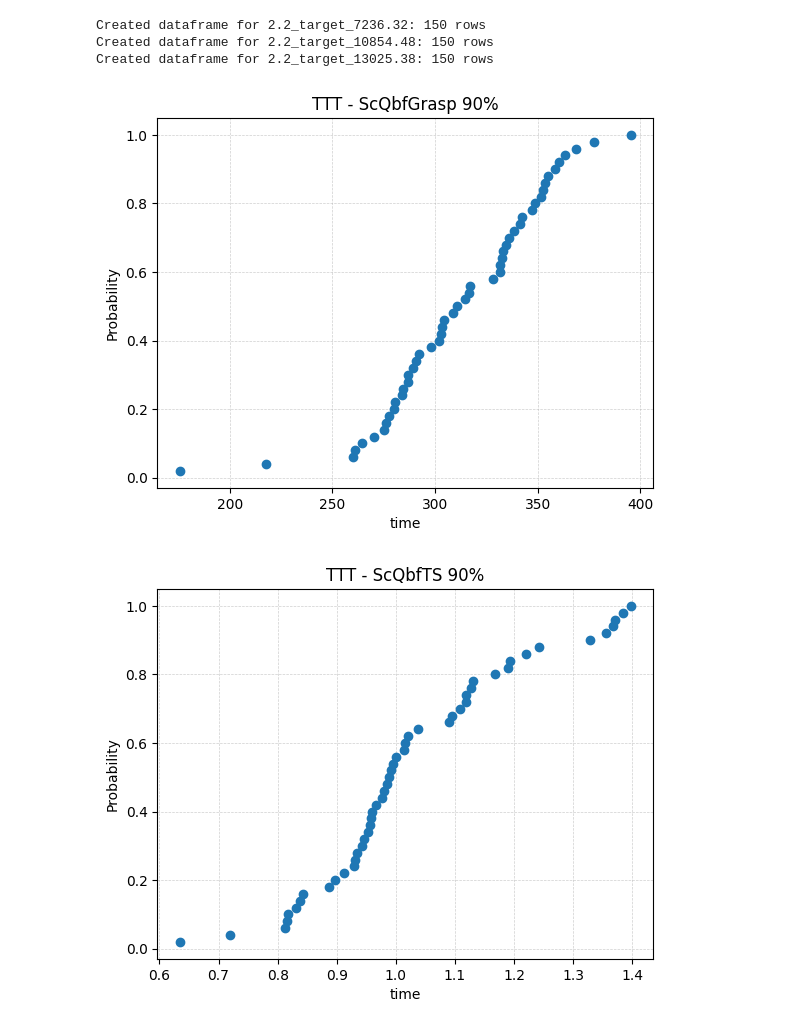
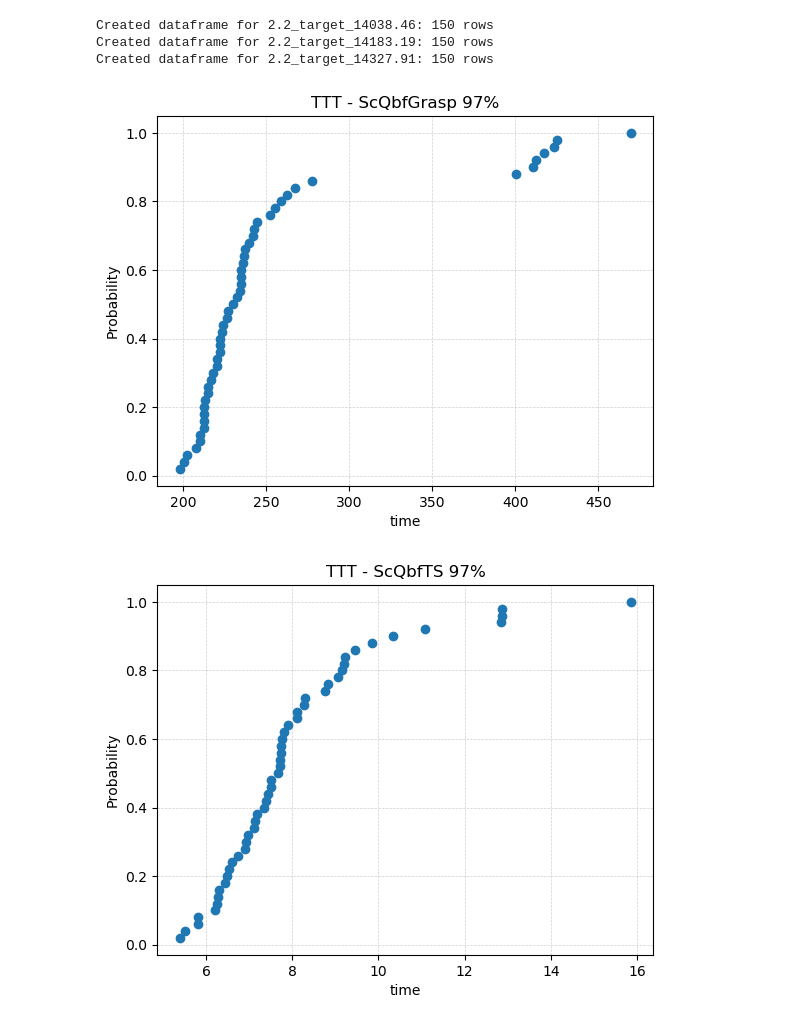
Before and after one commit to Everton-Colombo/MO824-A5, a Jupyter notebook: ttt_plots.ipynb, the cells around one changed output. Saved outputs shown, nothing was run; the diff lists cells and outputs as text; code cells hidden in the pictures.

```diff
--- a/ttt_plots.ipynb
+++ b/ttt_plots.ipynb
@@ -13,9 +13,9 @@ from concurrent.futures import ProcessPoolExecutor, as_completed
 max_value: float = 14472.64 # Valor max encontrado para a instancia 1.2
 instance = ScQbfInstance.from_file("instances/gen2/instance2.txt")
 instance_target_pairs = [
-    (instance, 0.5*max_value),
-    (instance, 0.75*max_value),
-    (instance, 0.9*max_value),
+    (instance, 0.97*max_value),
+    (instance, 0.98*max_value),
+    (instance, 0.99*max_value),
 ]
 # %%
 # Base serial version (unused)
@@ -83,7 +83,7 @@ def process_pair(instance_target_pair: list[ScQbfInstance, float]):
         # parallelism
         print(f"Processing {heuristic_name} on {pair_id} (50 runs in parallel)")
         run_args = [(heuristic_class, instance, tc, i) for i in range(50)]
-        with ProcessPoolExecutor(max_workers=6) as executor:
+        with ProcessPoolExecutor(max_workers=4) as executor:
             heuristic_results = list(executor.map(process_single_run, run_args))
 
         # pickle
@@ -157,35 +157,35 @@ for pair_id, pair_results in all_results.items():
     dataframes[pair_id] = df
     print(f"Created dataframe for {pair_id}: {len(df)} rows")
 # %% [output]
-Created dataframe for 2.2_target_7236.32: 150 rows
-Created dataframe for 2.2_target_10854.48: 150 rows
-Created dataframe for 2.2_target_13025.38: 150 rows
+Created dataframe for 2.2_target_14038.46: 150 rows
+Created dataframe for 2.2_target_14183.19: 150 rows
+Created dataframe for 2.2_target_14327.91: 150 rows
 # %%
 import pandas as pd, numpy as np, matplotlib.pyplot as plt
 
 heuristics = ["ScQbfGrasp", "ScQbfTS", "ScQbfGA"]
 
 def split_by_heuristic(df, heur_col="heuristic", time_col="time (s)"):
     return {h: df[df[heur_col] == h].dropna(subset=[time_col]) for h in heuristics}
 
 def ttt_plot(df, time_col="time", title=None):
     x = np.sort(df[time_col])
     y = np.arange(1, len(x)+1) / len(x)
     plt.plot(x, y, "o")
     plt.xlabel(time_col); plt.ylabel("Probability")
     if title: plt.title(title)
     plt.grid(True, ls="--", lw=0.5, alpha=0.6)
     plt.show()
     return x, y
 
 def plot_all(df, percentile, heur_col="heuristic", time_col="time"):
     parts = split_by_heuristic(df, heur_col, time_col)
     return {h: ttt_plot(parts[h], time_col, f"TTT - {h} {percentile}%") for h in heuristics}
 
-results = plot_all(dataframes['2.2_target_7236.32'], 90)
-results = plot_all(dataframes['2.2_target_10854.48'], 95)
-results = plot_all(dataframes['2.2_target_13025.38'], 97)
+results = plot_all(dataframes['2.2_target_14038.46'], 97)
+results = plot_all(dataframes['2.2_target_14183.19'], 98)
+results = plot_all(dataframes['2.2_target_14327.91'], 99)
 # dataframes
 # %% [output]
-[figure, old version]
+[figure, new version]
-[figure, old version]
+[figure, new version]
```
Also changed, not shown: parts of 2 cells of this notebook, 2 other files.
